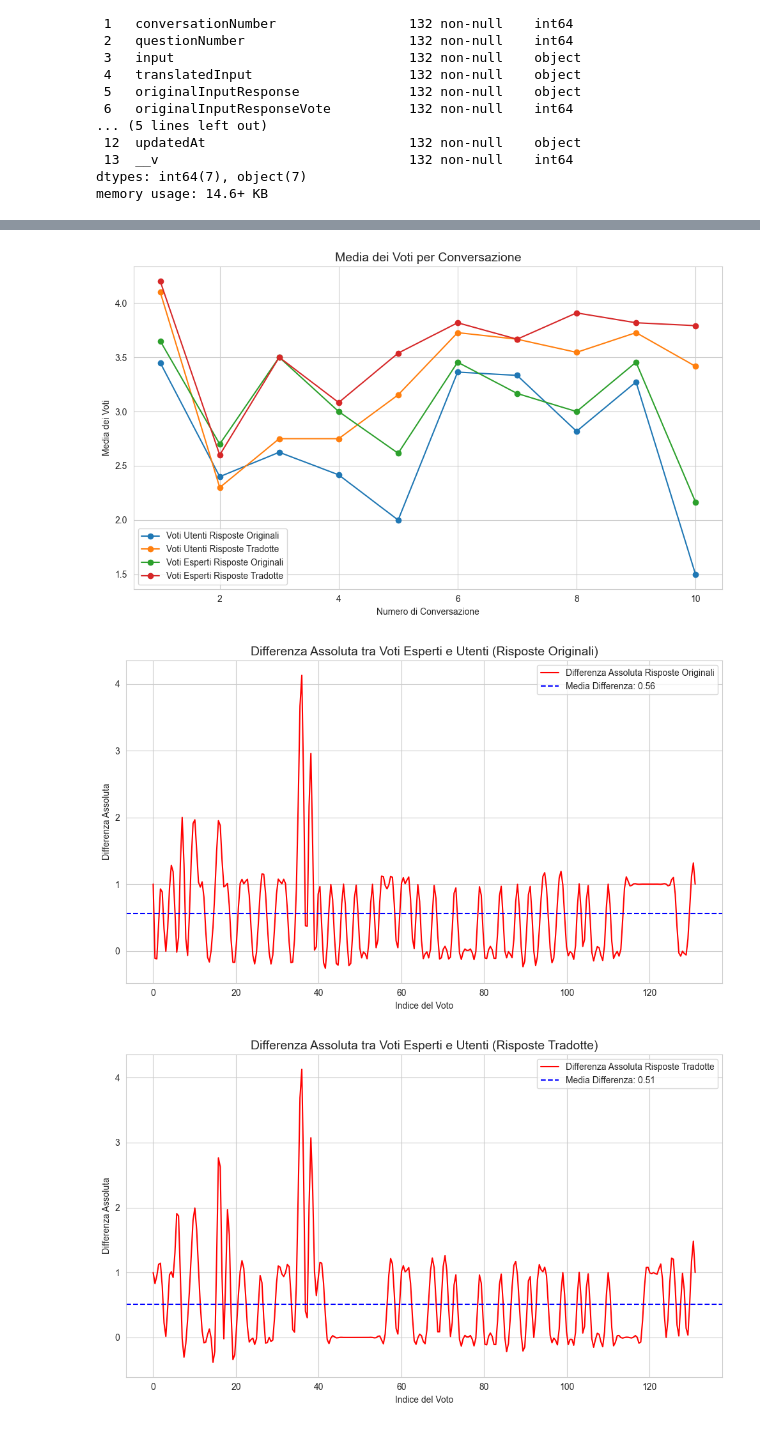
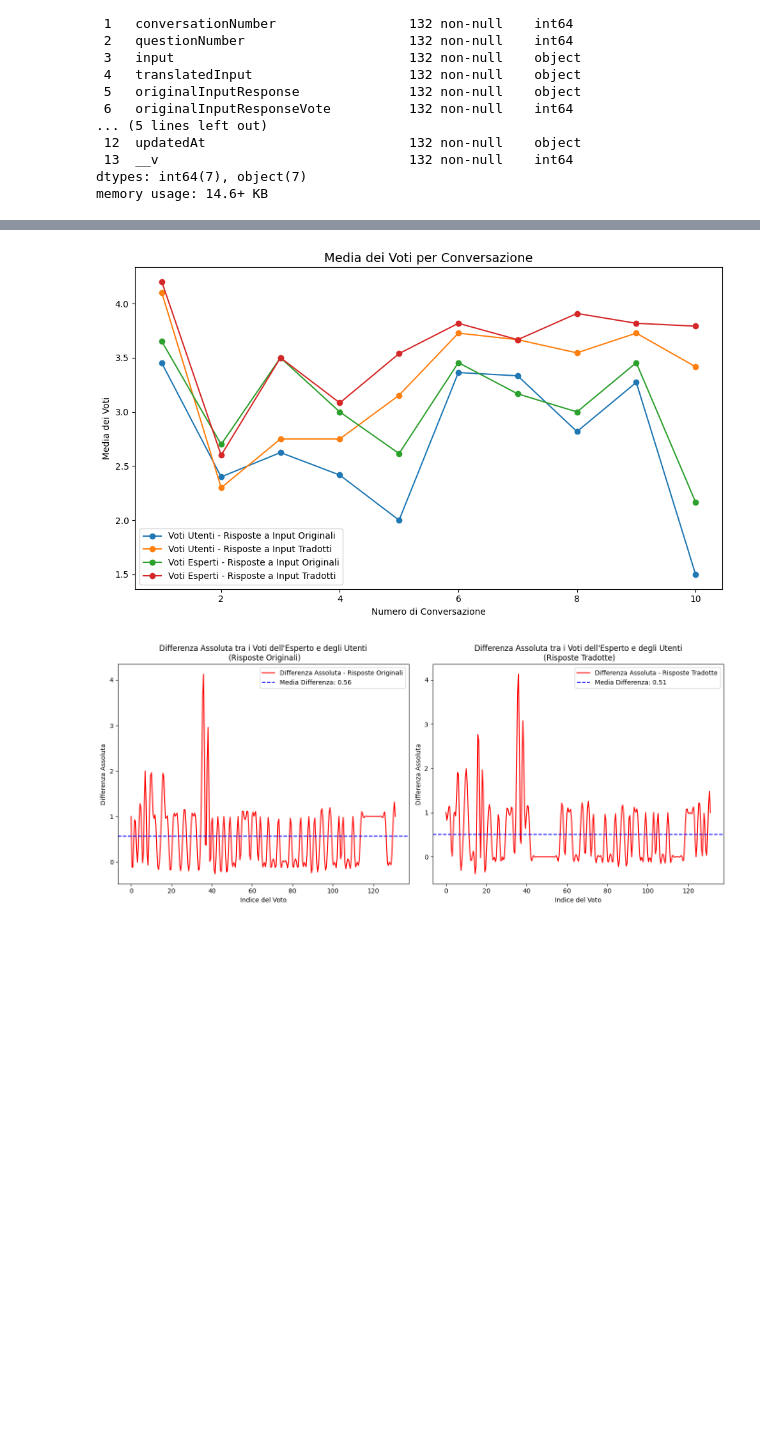
Before and after one commit to davidecandel8/NoVAGraphS_Translation, a Jupyter notebook: final_evaluation/evaluation.ipynb, the cells around one changed output, grey strips where cells are left out. Cells and saved outputs as stored; diff of their text form; code cells hidden in the pictures; blank space fills up the shorter version.

```diff
--- a/final_evaluation/evaluation.ipynb
+++ b/final_evaluation/evaluation.ipynb
@@ -188,13 +132,13 @@ plt.figure(figsize=(10, 6))
 
 # Linea per ogni tipo di voto
 plt.plot(mean_votes_by_conversation.index, mean_votes_by_conversation['originalInputResponseVote'],
-         marker='o', label='Voti Utenti Risposte Originali')
+         marker='o', label='Voti Utenti - Risposte a Input Originali')
 plt.plot(mean_votes_by_conversation.index, mean_votes_by_conversation['translatedInputResponseVote'],
-         marker='o', label='Voti Utenti Risposte Tradotte')
+         marker='o', label='Voti Utenti - Risposte a Input Tradotti')
 plt.plot(mean_votes_by_conversation.index, mean_votes_by_conversation['expertOriginalInputResponseVote'],
-         marker='o', label='Voti Esperti Risposte Originali')
+         marker='o', label='Voti Esperti - Risposte a Input Originali')
 plt.plot(mean_votes_by_conversation.index, mean_votes_by_conversation['expertTranslatedInputResponseVote'],
-         marker='o', label='Voti Esperti Risposte Tradotte')
+         marker='o', label='Voti Esperti - Risposte a Input Tradotti')
 
 # Aggiunta di etichette e titolo
 plt.title('Media dei Voti per Conversazione', fontsize=14)
@@ -206,71 +150,47 @@ plt.legend()
 plt.tight_layout()
 plt.show()
 # %% [output]
-[figure, old version]
+[figure, new version]
 # %%
-import matplotlib.pyplot as plt
-import numpy as np
-from scipy.interpolate import make_interp_spline
-
 # Funzione per rendere le linee più morbide
 def smooth_line(x, y):
     x_new = np.linspace(x.min(), x.max(), 300)  # Più punti per una linea liscia
     spl = make_interp_spline(x, y, k=3)  # Interpolazione Cubica (k=3)
     y_smooth = spl(x_new)
     return x_new, y_smooth
 
 # Calcolo delle differenze in valore assoluto
 differenza_originale_abs = abs(df['expertOriginalInputResponseVote'] - df['originalInputResponseVote'])
 differenza_tradotta_abs = abs(df['expertTranslatedInputResponseVote'] - df['translatedInputResponseVote'])
 
 # Calcolo delle medie delle differenze
 media_differenza_originale = np.mean(differenza_originale_abs)
 media_differenza_tradotta = np.mean(differenza_tradotta_abs)
 
-# Creazione del grafico per la differenza nelle risposte originali
-plt.figure(figsize=(10, 6))
+# Creazione dei grafici affiancati
+fig, axes = plt.subplots(1, 2, figsize=(14, 6))  # 1 riga, 2 colonne
 
-# Linea morbida per la differenza nelle risposte originali
+# Grafico per la differenza nelle risposte originali
 x_smooth, y_smooth_originale = smooth_line(np.array(df.index), np.array(differenza_originale_abs))
-plt.plot(x_smooth, y_smooth_originale, color='red', label='Differenza Assoluta Risposte Originali')
+axes[0].plot(x_smooth, y_smooth_originale, color='red', label='Differenza Assoluta - Risposte Originali')
+axes[0].axhline(media_differenza_originale, color='blue', linestyle='--', label=f'Media Differenza: {media_differenza_originale:.2f}')
+axes[0].set_title('Differenza Assoluta tra i Voti dell\'Esperto e degli Utenti\n (Risposte Originali)', fontsize=12)
+axes[0].set_xlabel('Indice del Voto')
+axes[0].set_ylabel('Differenza Assoluta')
+axes[0].legend()
 
-# Mostra la media come linea orizzontale
-plt.axhline(media_differenza_originale, color='blue', linestyle='--', label=f'Media Differenza: {media_differenza_originale:.2f}')
+# Grafico per la differenza nelle risposte tradotte
+x_smooth, y_smooth_tradotta = smooth_line(np.array(df.index), np.array(differenza_tradotta_abs))
+axes[1].plot(x_smooth, y_smooth_tradotta, color='red', label='Differenza Assoluta - Risposte Tradotte')
+axes[1].axhline(media_differenza_tradotta, color='blue', linestyle='--', label=f'Media Differenza: {media_differenza_tradotta:.2f}')
+axes[1].set_title('Differenza Assoluta tra i Voti dell\'Esperto e degli Utenti\n (Risposte Tradotte)', fontsize=12)
+axes[1].set_xlabel('Indice del Voto')
+axes[1].set_ylabel('Differenza Assoluta')
+axes[1].legend()
 
-# Aggiunta di etichette e titolo
-plt.title('Differenza Assoluta tra Voti Esperti e Utenti (Risposte Originali)', fontsize=14)
-plt.xlabel('Indice del Voto')
-plt.ylabel('Differenza Assoluta')
-
-# Aggiunta della legenda
-plt.legend()
-
-# Mostra il grafico
+# Miglioramento del layout per evitare sovrapposizioni
 plt.tight_layout()
 plt.show()
-
-# Creazione del grafico per la differenza nelle risposte tradotte
-plt.figure(figsize=(10, 6))
-
-# Linea morbida per la differenza nelle risposte tradotte
-x_smooth, y_smooth_tradotta = smooth_line(np.array(df.index), np.array(differenza_tradotta_abs))
-plt.plot(x_smooth, y_smooth_tradotta, color='red', label='Differenza Assoluta Risposte Tradotte')
-
-# Mostra la media come linea orizzontale
-plt.axhline(media_differenza_tradotta, color='blue', linestyle='--', label=f'Media Differenza: {media_differenza_tradotta:.2f}')
-
-# Aggiunta di etichette e titolo
-plt.title('Differenza Assoluta tra Voti Esperti e Utenti (Risposte Tradotte)', fontsize=14)
-plt.xlabel('Indice del Voto')
-plt.ylabel('Differenza Assoluta')
-
-# Aggiunta della legenda
-plt.legend()
-
-# Mostra il grafico
-plt.tight_layout()
-plt.show()
 # %% [output]
-[figure, old version]
+[figure, new version]
-[figure, removed]
 # %%
```
Also changed, not shown: parts of 14 cells of this notebook, 1 other file.
